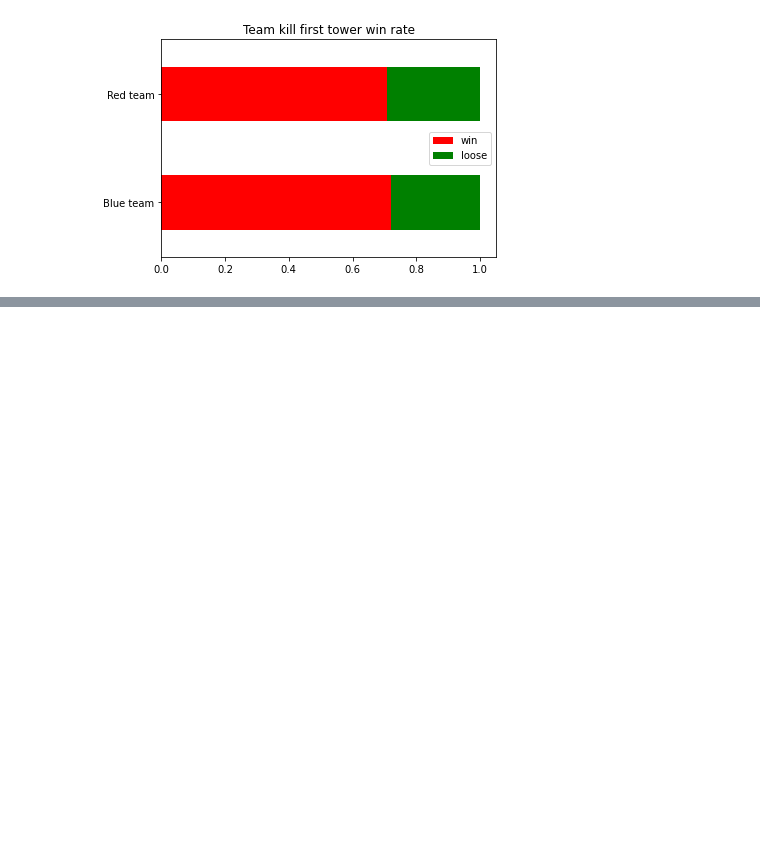
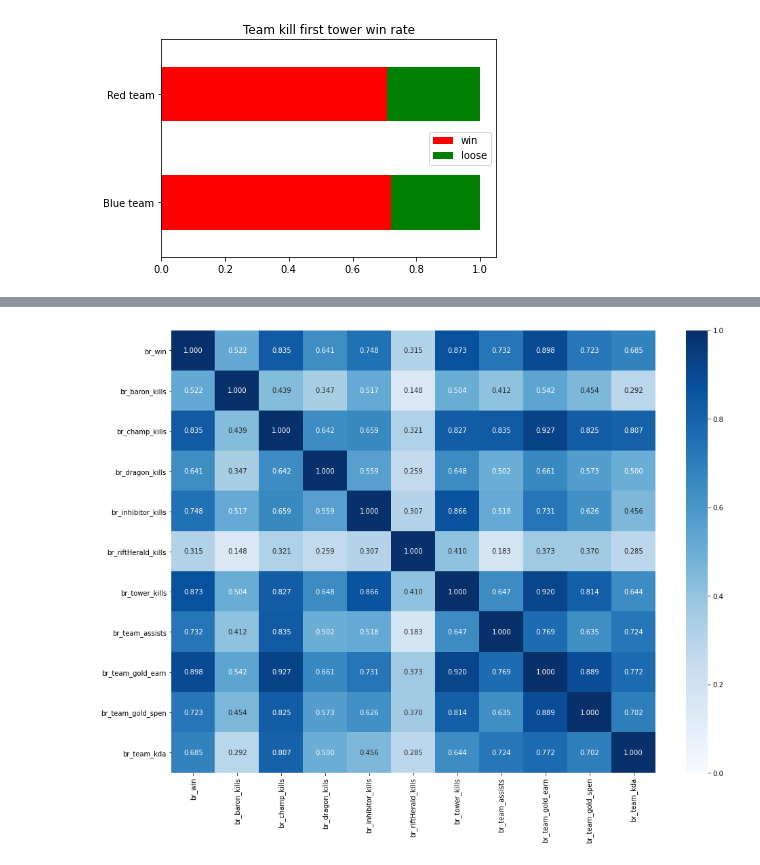
Before and after one commit to YuxuanZhou1/Master_Capstone, a Jupyter notebook: League_of_Legands_Capstone/2_analysing/lol_data_analyse.ipynb, the cells around one changed output, grey strips where cells are left out. Saved outputs shown, nothing was run; the diff lists cells and outputs as text; code cells hidden in the pictures; blank space fills up the shorter version.

```diff
--- a/League_of_Legands_Capstone/2_analysing/lol_data_analyse.ipynb
+++ b/League_of_Legands_Capstone/2_analysing/lol_data_analyse.ipynb
@@ -210,0 +202,14 @@ Text(0.5, 1.0, 'Team kill first tower win rate')
+# %%
+info_names = [c[3:] for c in df.columns if c.startswith('t2_')]
+
+df['br_win'] = 1 - df['winner']//2
+
+for i in info_names:
+    df['br_' + i] = df['t1_' + i] - df['t2_' + i]
+
+df['rd_win'] = df['winner'] // 2
+
+for i in info_names:
+    df['rd_' + i] = df['t2_' + i] - df['t1_' + i]
+
+df.columns
@@ -210,0 +233,7 @@ Text(0.5, 1.0, 'Team kill first tower win rate')
+# %%
+plt.figure(figsize=(16, 12))
+
+corm = df[[c for c in df.columns if c.startswith('br_')]].corr()
+cg_b = sns.heatmap(corm, cmap='Blues', annot=True, fmt='.3f', vmin=0)
+# %% [output]
+[figure, added]
```
Also changed, not shown: parts of 5 cells of this notebook, 1 other file.
